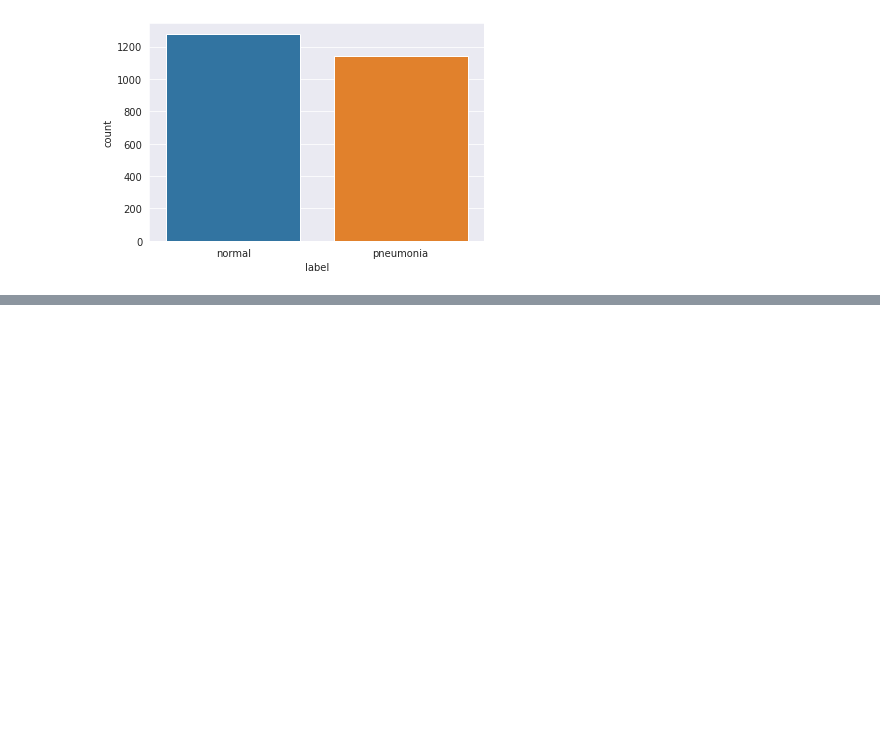
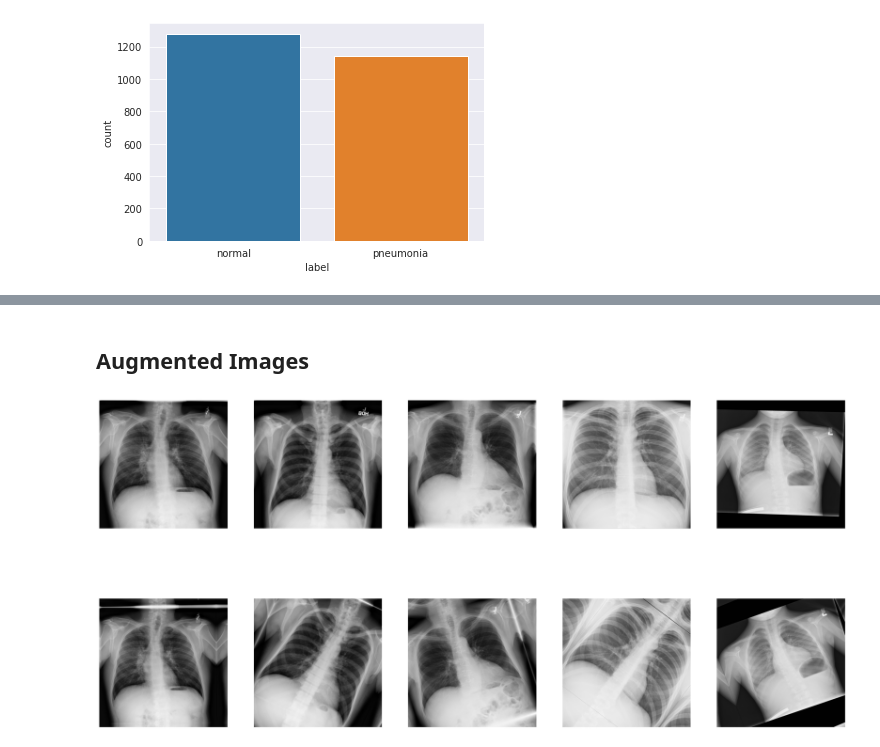
Before and after one commit to plaban1981/Pytorch_lightning, a Jupyter notebook: Pneumonia_Classification_Challenge_by_Segmind_pytorch_lightning.ipynb, the cells around one changed output, grey strips where cells are left out. Drawn from its saved outputs; the diff is of its cells as text; code cells hidden in the pictures; blank space fills up the shorter version.

```diff
--- a/Pneumonia_Classification_Challenge_by_Segmind_pytorch_lightning.ipynb
+++ b/Pneumonia_Classification_Challenge_by_Segmind_pytorch_lightning.ipynb
@@ -128,0 +164,6 @@ ds.__getitem__(1)
+# %% [markdown]
+## Augmented Images
+# %%
+visualize(selected_images, A.ShiftScaleRotate(p=1))
+# %% [output]
+[figure, added]
```
Also changed, not shown: parts of 68 cells of this notebook.
